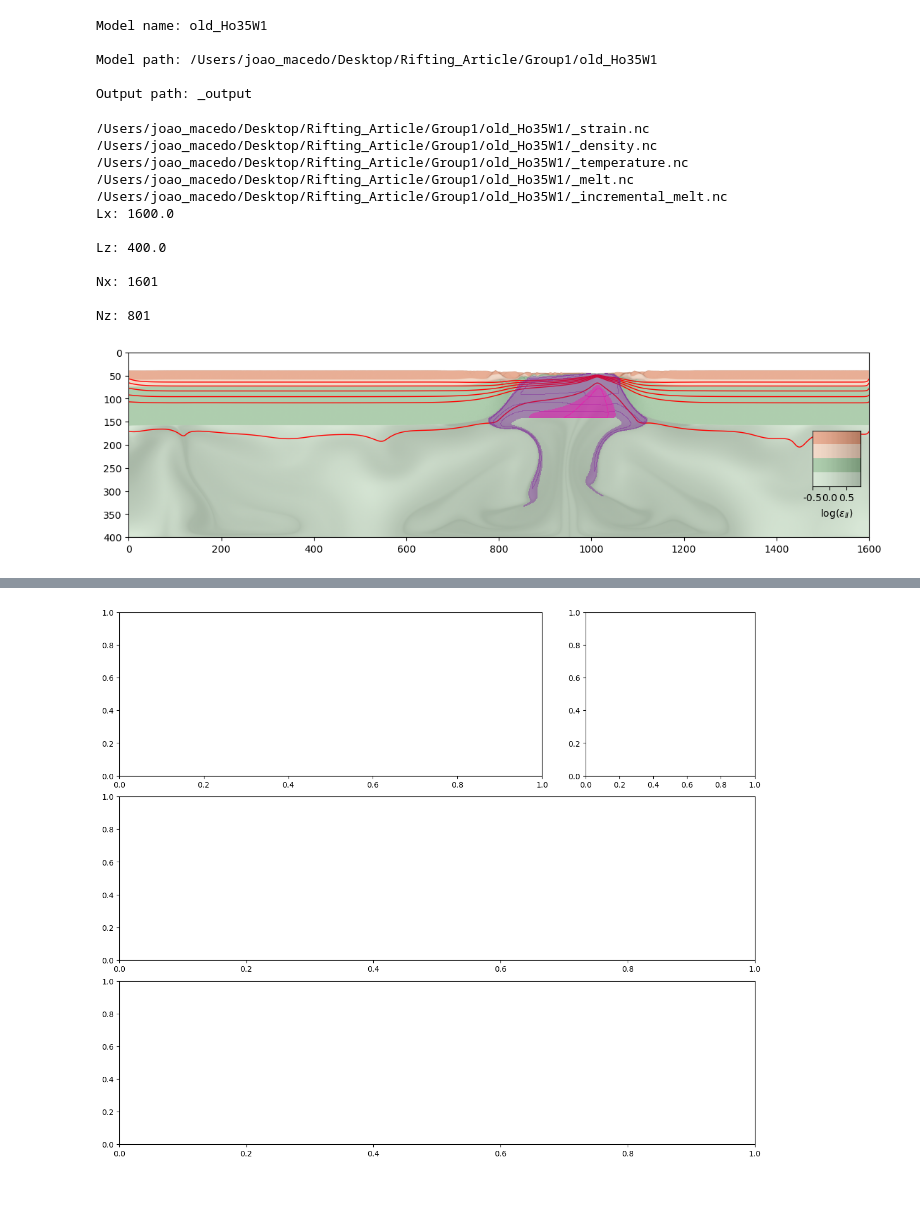
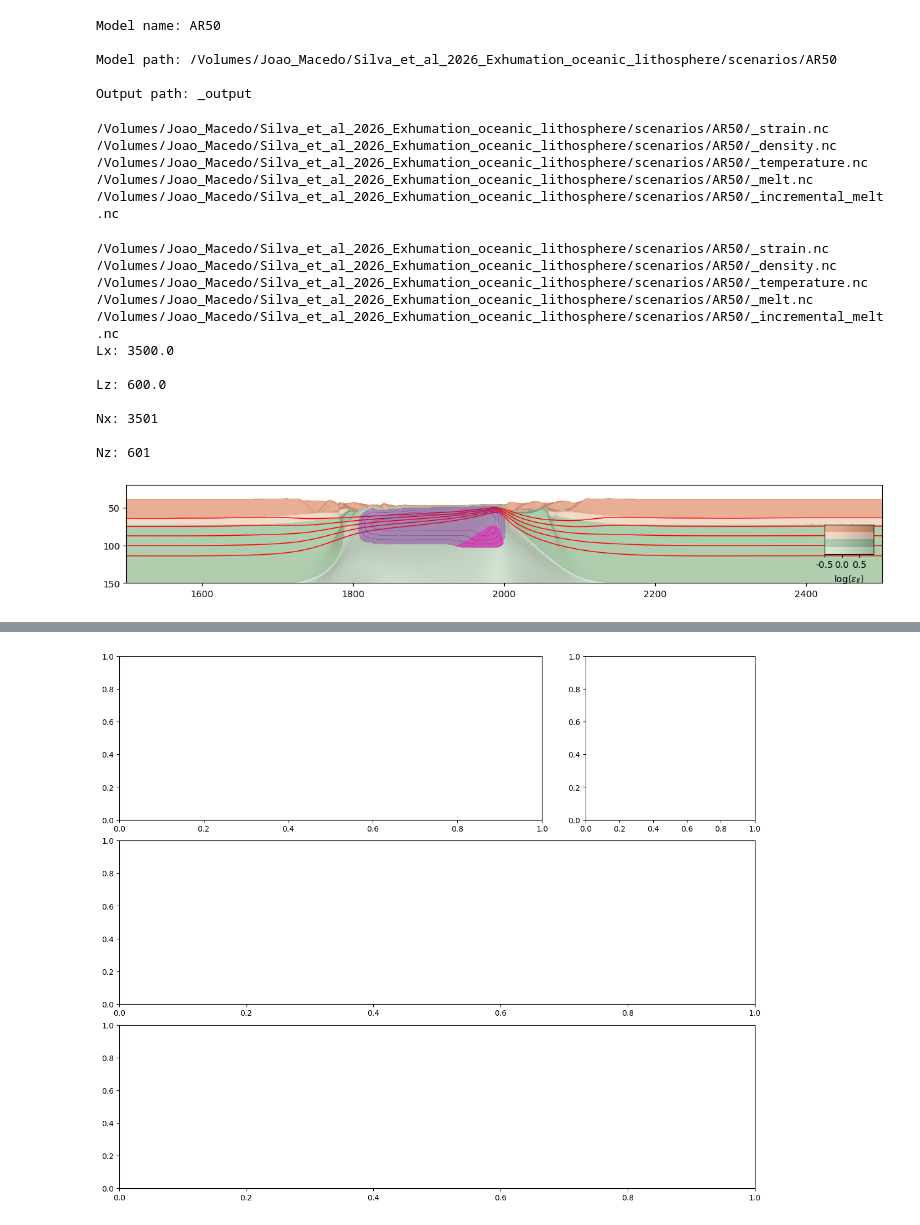
Before and after one commit to jopmas/rifting_melt, a Jupyter notebook: plot_frame.ipynb, the cells around one changed output, grey strips where cells are left out. Cells and saved outputs as stored; diff of their text form; code cells hidden in the pictures; blank space fills up the shorter version.

Commit message:
trying to plot basaltic layer

```diff
--- a/plot_frame.ipynb
+++ b/plot_frame.ipynb
@@ -32,7 +32,9 @@ from functions.mandyocIO import read_datasets, change_dataset, plot_property, fi
 # %%
 # model_path = '/Users/joao_macedo/Desktop/RFT_Tp1400oC'
 # model_path = '/Users/joao_macedo/Desktop/ACCme_Tp1350oC_litwo'
-model_path = f"/Users/joao_macedo/Desktop/Rifting_Article/Group1/old_Ho35W1"
+# model_path = f"/Users/joao_macedo/Desktop/Rifting_Article/Group1/old_Ho35W1"
+
+model_path = f"/Volumes/Joao_Macedo/Silva_et_al_2026_Exhumation_oceanic_lithosphere/scenarios/AR50"
 model_name = model_path.split('/')[-1]
 output_path = '_output'
 print(f"Model name: {model_name}\n")
@@ -42,9 +44,9 @@ print(f"Output path: {output_path}\n")
 if not os.path.isdir(output_path):
     os.makedirs(output_path)
 # %% [output]
-Model name: old_Ho35W1
+Model name: AR50
 
-Model path: /Users/joao_macedo/Desktop/Rifting_Article/Group1/old_Ho35W1
+Model path: /Volumes/Joao_Macedo/Silva_et_al_2026_Exhumation_oceanic_lithosphere/scenarios/AR50
 
 Output path: _output
 # %%
@@ -124,7 +126,13 @@ if(clean_plot): #a clean plot
 for item in to_remove:
     properties.remove(item)
 
-# dataset = read_datasets(model_path, new_datasets)
+dataset = read_datasets(model_path, new_datasets)
+# %% [output]
+/Volumes/Joao_Macedo/Silva_et_al_2026_Exhumation_oceanic_lithosphere/scenarios/AR50/_strain.nc
+/Volumes/Joao_Macedo/Silva_et_al_2026_Exhumation_oceanic_lithosphere/scenarios/AR50/_density.nc
+/Volumes/Joao_Macedo/Silva_et_al_2026_Exhumation_oceanic_lithosphere/scenarios/AR50/_temperature.nc
+/Volumes/Joao_Macedo/Silva_et_al_2026_Exhumation_oceanic_lithosphere/scenarios/AR50/_melt.nc
+/Volumes/Joao_Macedo/Silva_et_al_2026_Exhumation_oceanic_lithosphere/scenarios/AR50/_incremental_melt.nc
 # %%
 dataset = read_datasets(model_path, new_datasets)
 lithology_dataset = xr.open_dataset(f"{model_path}/_lithology.nc")
@@ -142,25 +150,25 @@ print(f"Lz: {Lz}\n")
 print(f"Nx: {Nx}\n")
 print(f"Nz: {Nz}\n")
 # %% [output]
-/Users/joao_macedo/Desktop/Rifting_Article/Group1/old_Ho35W1/_strain.nc
-/Users/joao_macedo/Desktop/Rifting_Article/Group1/old_Ho35W1/_density.nc
-/Users/joao_macedo/Desktop/Rifting_Article/Group1/old_Ho35W1/_temperature.nc
-/Users/joao_macedo/Desktop/Rifting_Article/Group1/old_Ho35W1/_melt.nc
-/Users/joao_macedo/Desktop/Rifting_Article/Group1/old_Ho35W1/_incremental_melt.nc
-Lx: 1600.0
+/Volumes/Joao_Macedo/Silva_et_al_2026_Exhumation_oceanic_lithosphere/scenarios/AR50/_strain.nc
+/Volumes/Joao_Macedo/Silva_et_al_2026_Exhumation_oceanic_lithosphere/scenarios/AR50/_density.nc
+/Volumes/Joao_Macedo/Silva_et_al_2026_Exhumation_oceanic_lithosphere/scenarios/AR50/_temperature.nc
+/Volumes/Joao_Macedo/Silva_et_al_2026_Exhumation_oceanic_lithosphere/scenarios/AR50/_melt.nc
+/Volumes/Joao_Macedo/Silva_et_al_2026_Exhumation_oceanic_lithosphere/scenarios/AR50/_incremental_melt.nc
+Lx: 3500.0
 
-Lz: 400.0
+Lz: 600.0
 
-Nx: 1601
+Nx: 3501
 
-Nz: 801
+Nz: 601
 # %%
-time_to_plot = 30
+time_to_plot = 35
 idx = find_nearest(dataset.time.values, time_to_plot)
 
 cr = 255.
 color_air = (1.,1.,1.) # 5
-color_bas = (250./cr,50./cr,50./cr) # 4
+color_bas = 'black'#(250./cr,50./cr,50./cr) # 4
 color_uc = (228./cr,156./cr,124./cr) # 3
 color_lc = (240./cr,209./cr,188./cr) # 2
 color_lit = (155./cr,194./cr,155./cr) # 1
@@ -184,6 +192,7 @@ fig, axs = plt.subplots(1, 1, figsize=(12, 3), constrained_layout=True)
 
 litho_data = lithology_dataset.lithology.isel(time=idx).to_numpy()[::-1,:]
 axs.imshow(litho_data, extent=[0, Lx, Lz, 0], cmap=cmap, vmin=0, vmax=5, alpha=1.0)
+# axs.pcolormesh(lithology_dataset.lithology.isel(time=idx), cmap=cmap, alpha=1.0)
 axs.imshow(np.log10(dataset.strain.isel(time=idx)[::-1,:]), extent=[0,Lx,Lz,0], cmap="Greys", vmin=-0.5, vmax=0.9, alpha=0.2)
 axs.contour(xx, zz, dataset.temperature.isel(time=idx)[::,:], levels=[500, 600, 700,800, 900, 1300], colors='r', linewidths=1.0)
 
@@ -202,8 +211,11 @@ melt[melt == 0] = np.nan # Set zero values to NaN to avoid plotting them
 axs.contourf(xx, zz, incremental_melt, levels=np.linspace(dmeltmin, dmeltmax, 3), colors=color_incremental_melt, alpha=0.4, zorder=30)
 axs.contourf(xx, zz, melt, levels=np.linspace(meltmin, meltmax, 5), colors=color_depleted_mantle, linewidths=0.3, alpha=0.4, zorder=20)
 
-axs.set_xlim(0, Lx)
-axs.set_ylim(Lz, 0)
+# axs.set_xlim(0, Lx)
+# axs.set_ylim(Lz, 0)
+
+axs.set_xlim(1500, 2500)
+axs.set_ylim(150, 20)
 
 bbox_to_anchor=(0.93,#horizontal position respective to parent_bbox or "loc" position
                 0.25,# vertical position
@@ -232,31 +244,31 @@ yA = np.linspace(0, 1.5, 100)
 
 xxA, yyA = np.meshgrid(xA, yA)
 air_threshold = 200
 bv1.contourf(
     xxA,
     yyA,
     A,
     levels=[air_threshold, 2750, 2900, 3365, 3900],
     colors=[color_uc, color_lc, color_lit, color_ast],
     extent=[-0.5, 0.9, 0, 1.5]
 )
 
 bv1.imshow(
     xxA[::-1, :],
     extent=[-0.5, 0.9, 0, 1.5],
     zorder=100,
     alpha=0.2,
     cmap=plt.get_cmap("Greys"),
     vmin=-0.5,
     vmax=0.9,
     aspect='auto'
 )
 
 bv1.set_yticklabels([])
 bv1.set_xlabel(r"log$(\varepsilon_{II})$", size=10)
 bv1.tick_params(axis='x', which='major', labelsize=10)
 bv1.set_xticks([-0.5, 0, 0.5])
 bv1.set_yticks([])
 bv1.xaxis.set_major_formatter(FormatStrFormatter('%.1f'))
 # %% [output]
-[figure, old version]
+[figure, new version]
```
Also changed, not shown: parts of 2 cells of this notebook.
